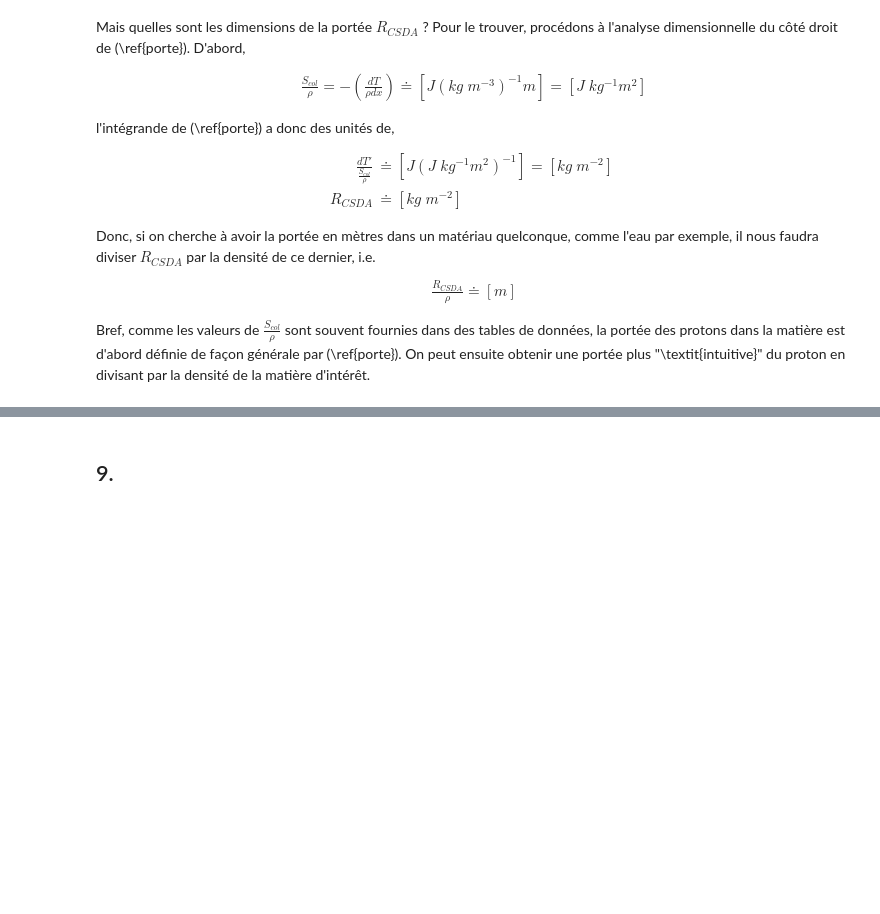
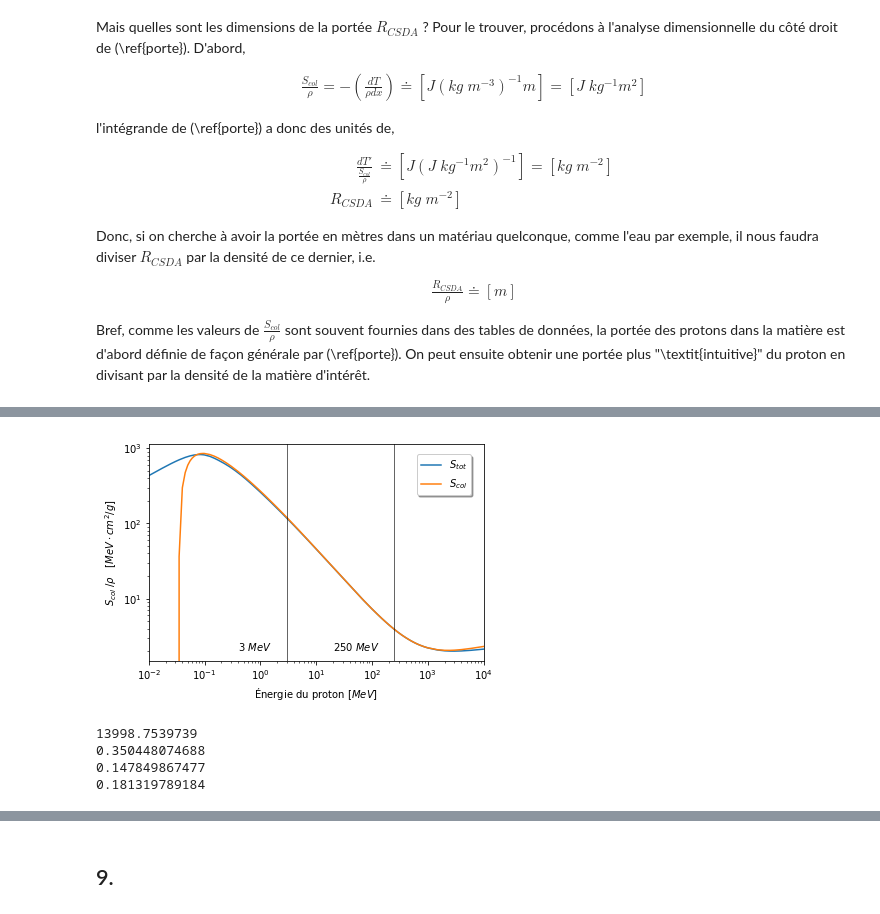
Before and after one commit to eliedl/Physique_numerique, a Jupyter notebook: TP1/TP1_Elie.ipynb, the cells around one changed output, grey strips where cells are left out. Saved outputs shown, nothing was run; the diff lists cells and outputs as text; code cells hidden in the pictures; blank space fills up the shorter version.

Commit message:
#2 et 4 termines, reste a faire un tableau des donnee pour le 4

```diff
--- a/TP1/TP1_Elie.ipynb
+++ b/TP1/TP1_Elie.ipynb
@@ -193,0 +208,49 @@ Bref, comme les valeurs de $\frac{S_{col}}{\rho}$ sont souvent fournies dans des
+# %%
+%matplotlib inline
+
+data = np.loadtxt('S_col_tot_pstar.txt')
+
+T_pstar = data[:, 0]
+s_tot = data[:, 1]
+
+s_col_eau = get_s_col(r_e, n_e_eau, T_pstar, I_eau)
+
+ax = plt.subplot(111)
+plt.plot(T_pstar, s_tot, label=r"$S_{tot}$")
+plt.plot(T_pstar, s_col_eau, label=r"$S_{col}\quad$")
+plt.xscale('log')
+plt.yscale('log')
+plt.xlabel(r'Énergie du proton $[MeV]$')
+plt.ylabel(r"$S_{col}\;/\rho\quad[MeV\cdot cm^2/g]$")
+plt.axvline(3, c='k', linewidth=0.6)
+plt.axvline(250, c='k', linewidth=0.6)
+plt.text(0.4, 2, r'$ 3\ MeV$')
+plt.text(20, 2, r'$ 250\ MeV$')
+plt.xlim([1e-2, 1e4])
+ax.legend(bbox_to_anchor=(0.8, 0.95), loc=2, borderaxespad=0., fancybox=True, shadow=True)
+plt.show()
+# %% [output]
+[figure, added]
+# %%
+def get_mean_rms(data1, data2):
+    rms = np.sqrt((data1-data2)**2)
+    return np.mean(rms)
+
+i_3, i_250, i_1000 = np.where(T == 1e-1)[0][0], np.where(T == 3)[0][0], np.where(T == 250)[0][0], np.where(T == 10000)[0][0]
+
+mean_rms_min_3 = get_mean_rms(s_tot[:i_3+1], s_col_eau[:i_3+1])
+mean_rms_3_250 = get_mean_rms(s_tot[i_3:i_250+1], s_col_eau[i_3:i_250+1])
+mean_rms_250_1000 = get_mean_rms(s_tot[i_250:i_1000+1], s_col_eau[i_250:i_1000+1])
+mean_rms_1000_max = get_mean_rms(s_tot[i_1000:], s_col_eau[i_1000:])
+
+print(mean_rms_min_3)
+print(mean_rms_3_250)
+print(mean_rms_250_max)
+print(mean_rms_1000_max)
+
+#TODO: faire un tableau
+# %% [output]
+13998.7539739
+0.350448074688
+0.147849867477
+0.181319789184
```
Also changed, not shown: parts of 4 cells of this notebook, 1 other file.
